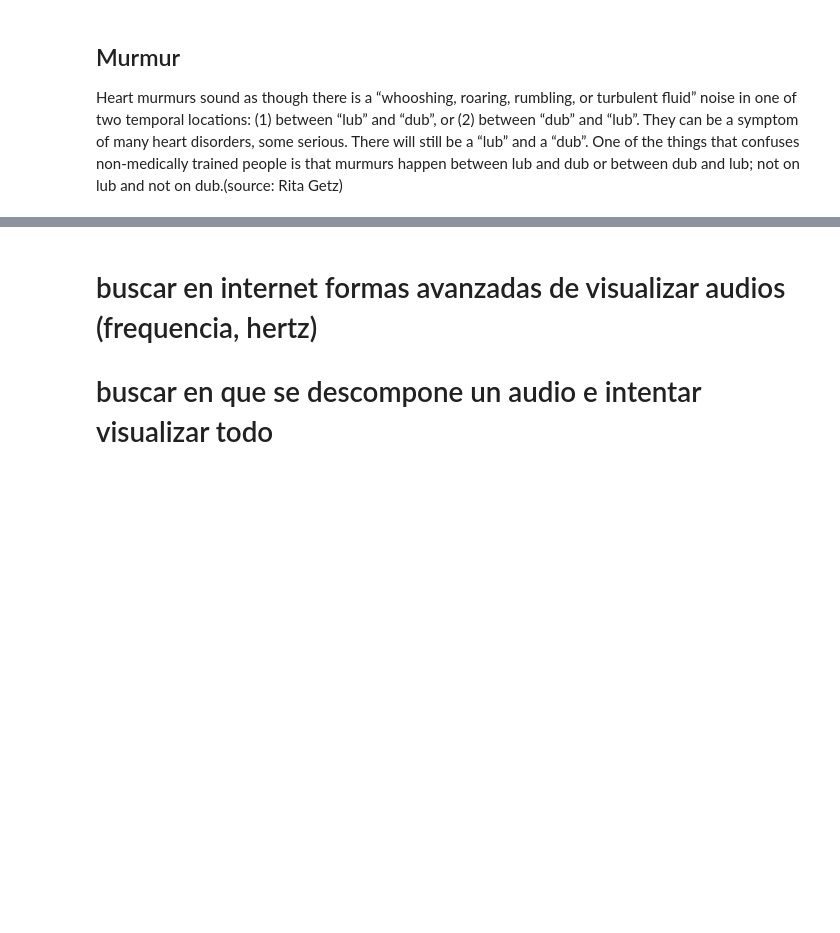
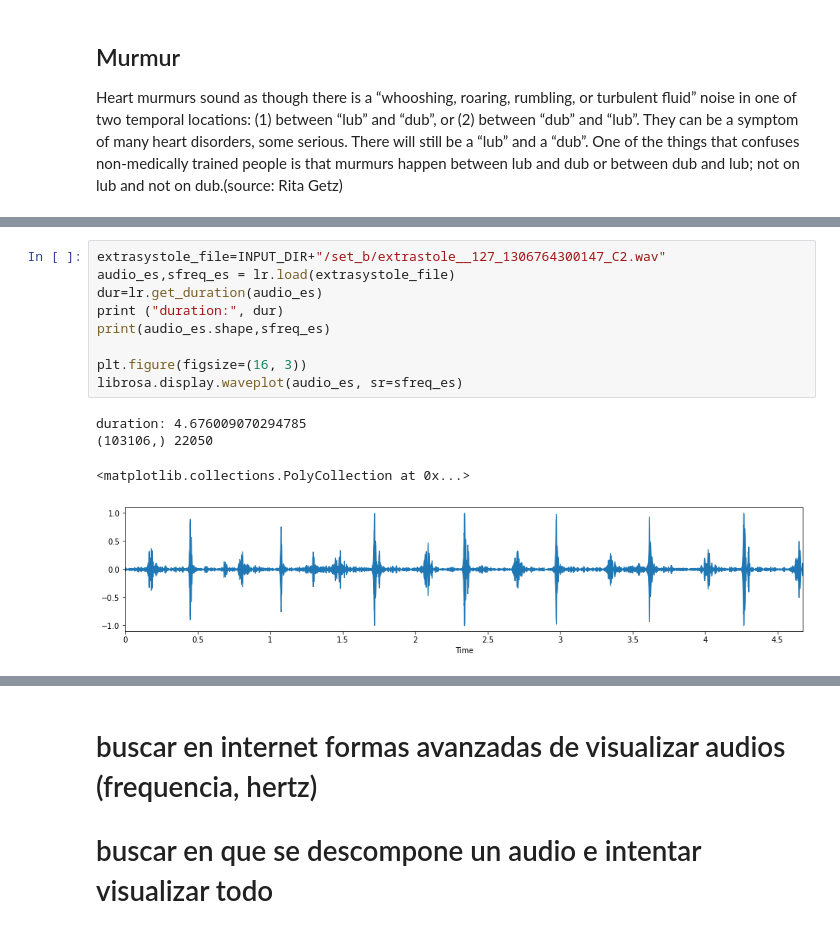
Before and after one commit to martinnss/Micro_Projects, a Jupyter notebook: apuntes datacamp/Time Seriesi.ipynb, the cells around one changed output, grey strips where cells are left out. Saved outputs shown, nothing was run; the diff lists cells and outputs as text; blank space fills up the shorter version.

```diff
--- a/apuntes datacamp/Time Seriesi.ipynb
+++ b/apuntes datacamp/Time Seriesi.ipynb
@@ -150,0 +154,14 @@ duration: 5.0
+# %%
+extrasystole_file=INPUT_DIR+"/set_b/extrastole__127_1306764300147_C2.wav"
+audio_es,sfreq_es = lr.load(extrasystole_file)
+dur=lr.get_duration(audio_es)
+print ("duration:", dur)
+print(audio_es.shape,sfreq_es)
+
+plt.figure(figsize=(16, 3))
+librosa.display.waveplot(audio_es, sr=sfreq_es)
+# %% [output]
+duration: 4.676009070294785
+(103106,) 22050
+<matplotlib.collections.PolyCollection at 0x...>
+[figure, added]
```
Also changed, not shown: parts of 7 cells of this notebook.
